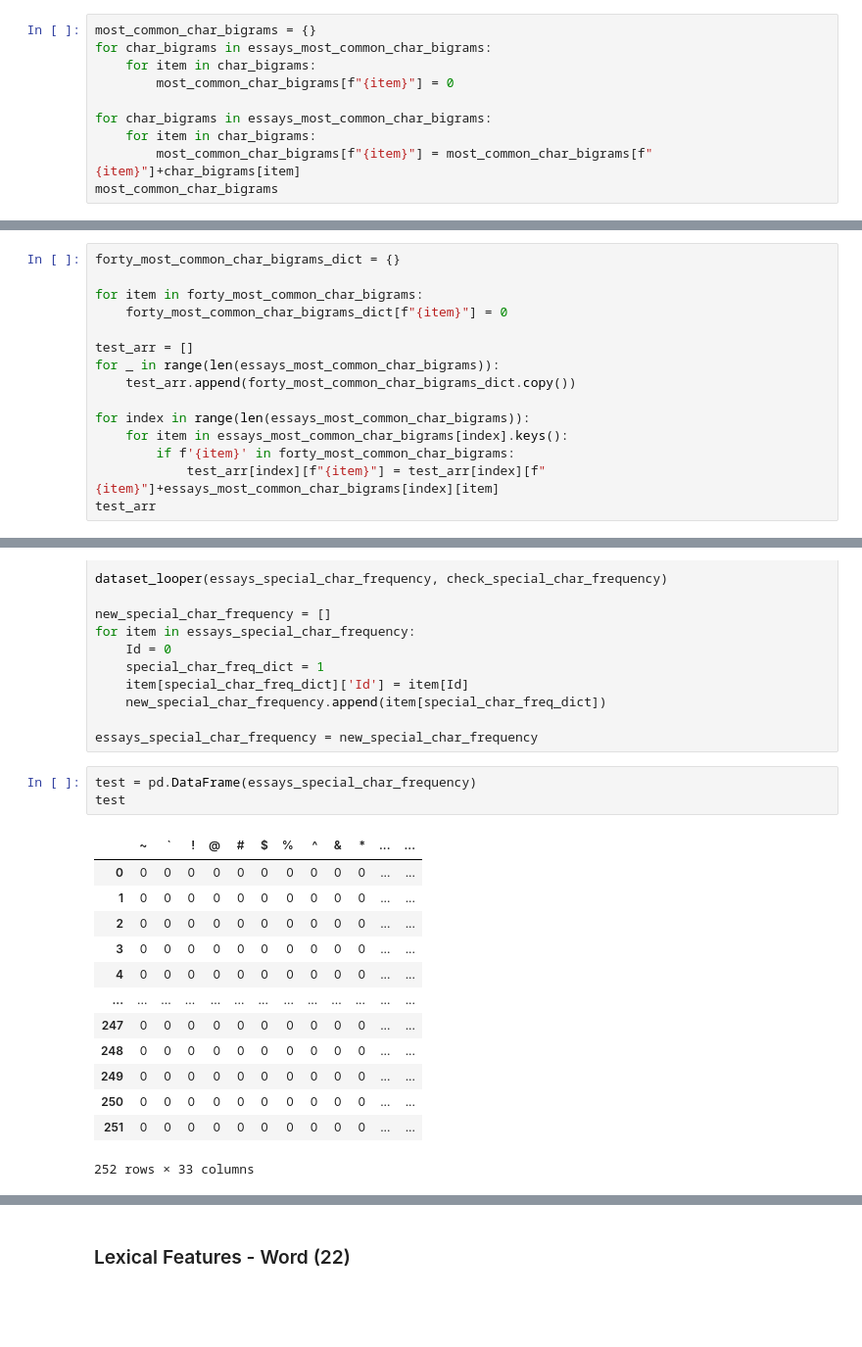
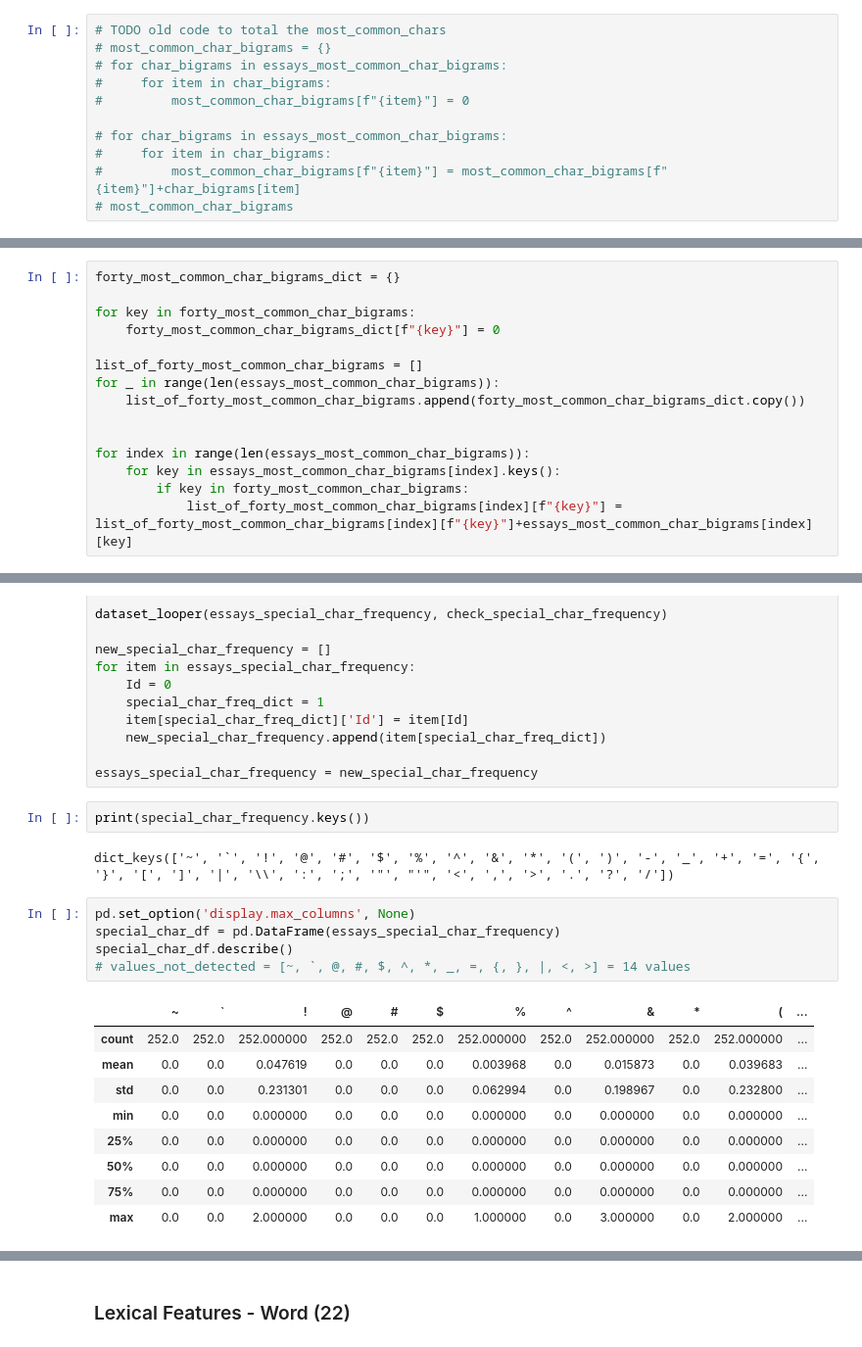
Before and after one commit to Brian-D-Dang/ChatGPT-Generated-Text-Detection, a Jupyter notebook: text_feature_extraction - BDD.ipynb, the cells around one changed output, grey strips where cells are left out. Shown at 98% size. Drawn from its saved outputs; the diff is of its cells as text; blank space fills up the shorter version.

```diff
--- a/text_feature_extraction - BDD.ipynb
+++ b/text_feature_extraction - BDD.ipynb
@@ -315,10 +375,11 @@ essays_most_common_char_bigrams
 # %%
-most_common_char_bigrams = {}
-for char_bigrams in essays_most_common_char_bigrams:
-    for item in char_bigrams:
-        most_common_char_bigrams[f"{item}"] = 0
+# TODO old code to total the most_common_chars
+# most_common_char_bigrams = {}
+# for char_bigrams in essays_most_common_char_bigrams:
+#     for item in char_bigrams:
+#         most_common_char_bigrams[f"{item}"] = 0
 
-for char_bigrams in essays_most_common_char_bigrams:
-    for item in char_bigrams:
-        most_common_char_bigrams[f"{item}"] = most_common_char_bigrams[f"{item}"]+char_bigrams[item]
-most_common_char_bigrams
+# for char_bigrams in essays_most_common_char_bigrams:
+#     for item in char_bigrams:
+#         most_common_char_bigrams[f"{item}"] = most_common_char_bigrams[f"{item}"]+char_bigrams[item]
+# most_common_char_bigrams
@@ -357,15 +390,15 @@ Index(['('e', ' ')', '(' ', 't')', '(' ', 'a')', '('t', 'h')', '('s', ' ')',
 # %%
 forty_most_common_char_bigrams_dict = {}
 
-for item in forty_most_common_char_bigrams:
-    forty_most_common_char_bigrams_dict[f"{item}"] = 0
+for key in forty_most_common_char_bigrams:
+    forty_most_common_char_bigrams_dict[f"{key}"] = 0
 
-test_arr = []
+list_of_forty_most_common_char_bigrams = []
 for _ in range(len(essays_most_common_char_bigrams)):
-    test_arr.append(forty_most_common_char_bigrams_dict.copy())
+    list_of_forty_most_common_char_bigrams.append(forty_most_common_char_bigrams_dict.copy())
+
 
 for index in range(len(essays_most_common_char_bigrams)):
-    for item in essays_most_common_char_bigrams[index].keys():
-        if f'{item}' in forty_most_common_char_bigrams:
-            test_arr[index][f"{item}"] = test_arr[index][f"{item}"]+essays_most_common_char_bigrams[index][item]
-test_arr
+    for key in essays_most_common_char_bigrams[index].keys():
+        if key in forty_most_common_char_bigrams:
+            list_of_forty_most_common_char_bigrams[index][f"{key}"] = list_of_forty_most_common_char_bigrams[index][f"{key}"]+essays_most_common_char_bigrams[index][key]
@@ -523,20 +538,22 @@ for item in essays_special_char_frequency:
     new_special_char_frequency.append(item[special_char_freq_dict])
 
 essays_special_char_frequency = new_special_char_frequency
+# %%
+print(special_char_frequency.keys())
+# %% [output]
+dict_keys(['~', '`', '!', '@', '#', '$', '%', '^', '&', '*', '(', ')', '-', '_', '+', '=', '{', '}', '[', ']', '|', '\\', ':', ';', '"', "'", '<', ',', '>', '.', '?', '/'])
 # %%
-test = pd.DataFrame(essays_special_char_frequency)
-test
+pd.set_option('display.max_columns', None)
+special_char_df = pd.DataFrame(essays_special_char_frequency)
+special_char_df.describe()
+# values_not_detected = [~, `, @, #, $, ^, *, _, =, {, }, |, <, >] = 14 values
 # %% [output]
-|  | ~ | ` | ! | @ | # | $ | % | ^ | & | * | ... | ... |
-| 0 | 0 | 0 | 0 | 0 | 0 | 0 | 0 | 0 | 0 | 0 | ... | ... |
-| 1 | 0 | 0 | 0 | 0 | 0 | 0 | 0 | 0 | 0 | 0 | ... | ... |
-| 2 | 0 | 0 | 0 | 0 | 0 | 0 | 0 | 0 | 0 | 0 | ... | ... |
-| 3 | 0 | 0 | 0 | 0 | 0 | 0 | 0 | 0 | 0 | 0 | ... | ... |
-| 4 | 0 | 0 | 0 | 0 | 0 | 0 | 0 | 0 | 0 | 0 | ... | ... |
-| ... | ... | ... | ... | ... | ... | ... | ... | ... | ... | ... | ... | ... |
-| 247 | 0 | 0 | 0 | 0 | 0 | 0 | 0 | 0 | 0 | 0 | ... | ... |
-| 248 | 0 | 0 | 0 | 0 | 0 | 0 | 0 | 0 | 0 | 0 | ... | ... |
-| 249 | 0 | 0 | 0 | 0 | 0 | 0 | 0 | 0 | 0 | 0 | ... | ... |
-| 250 | 0 | 0 | 0 | 0 | 0 | 0 | 0 | 0 | 0 | 0 | ... | ... |
-| 251 | 0 | 0 | 0 | 0 | 0 | 0 | 0 | 0 | 0 | 0 | ... | ... |
+|  | ~ | ` | ! | @ | # | $ | % | ^ | & | * | ( | ... |
+| count | 252.0 | 252.0 | 252.000000 | 252.0 | 252.0 | 252.0 | 252.000000 | 252.0 | 252.000000 | 252.0 | 252.000000 | ... |
+| mean | 0.0 | 0.0 | 0.047619 | 0.0 | 0.0 | 0.0 | 0.003968 | 0.0 | 0.015873 | 0.0 | 0.039683 | ... |
+| std | 0.0 | 0.0 | 0.231301 | 0.0 | 0.0 | 0.0 | 0.062994 | 0.0 | 0.198967 | 0.0 | 0.232800 | ... |
+| min | 0.0 | 0.0 | 0.000000 | 0.0 | 0.0 | 0.0 | 0.000000 | 0.0 | 0.000000 | 0.0 | 0.000000 | ... |
+| 25% | 0.0 | 0.0 | 0.000000 | 0.0 | 0.0 | 0.0 | 0.000000 | 0.0 | 0.000000 | 0.0 | 0.000000 | ... |
+| 50% | 0.0 | 0.0 | 0.000000 | 0.0 | 0.0 | 0.0 | 0.000000 | 0.0 | 0.000000 | 0.0 | 0.000000 | ... |
+| 75% | 0.0 | 0.0 | 0.000000 | 0.0 | 0.0 | 0.0 | 0.000000 | 0.0 | 0.000000 | 0.0 | 0.000000 | ... |
+| max | 0.0 | 0.0 | 2.000000 | 0.0 | 0.0 | 0.0 | 1.000000 | 0.0 | 3.000000 | 0.0 | 2.000000 | ... |
-252 rows × 33 columns
```
Also changed, not shown: parts of 16 cells of this notebook.
